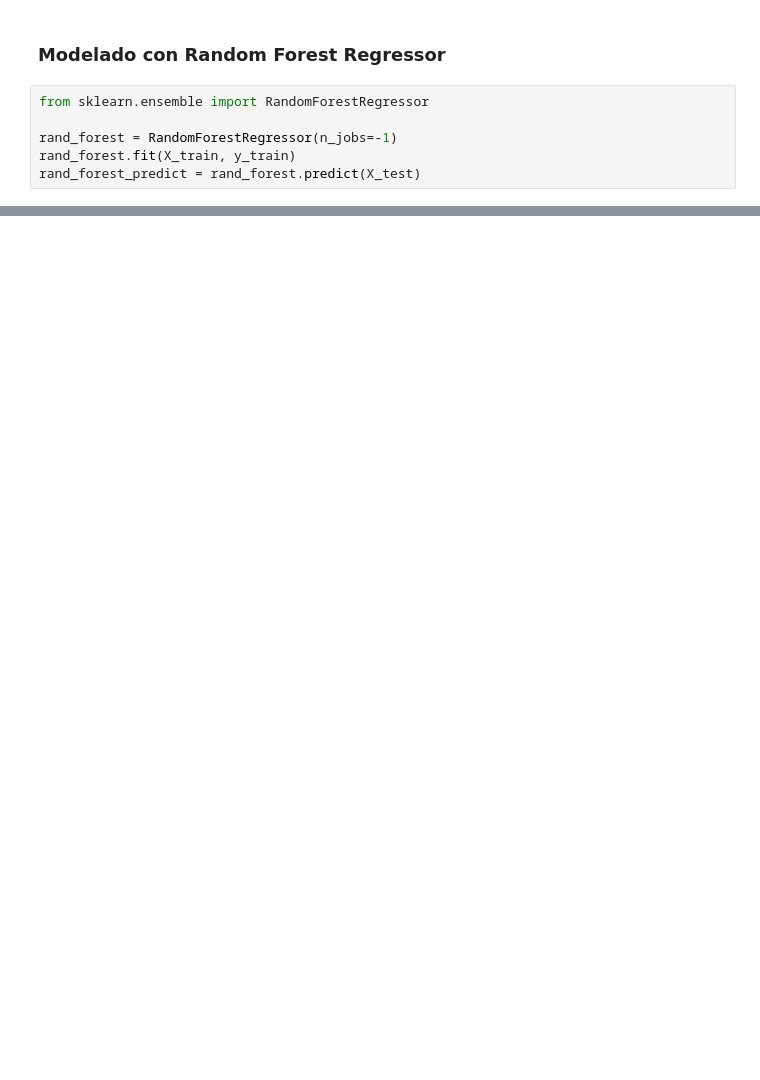
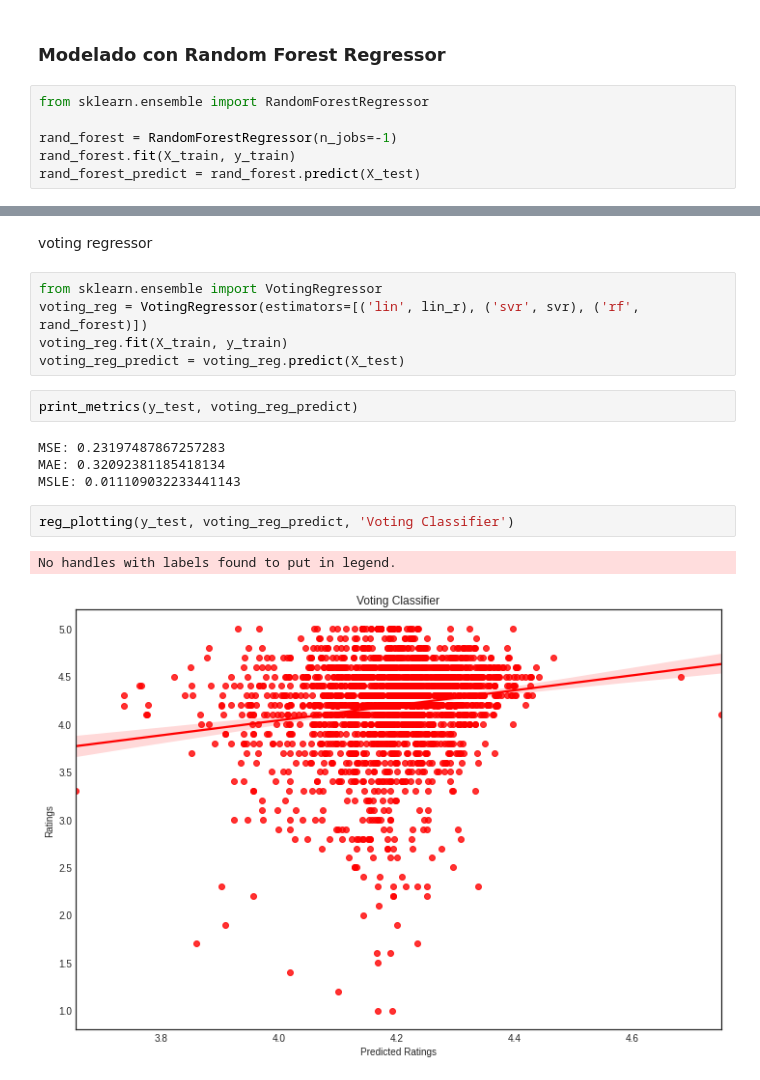
Before and after one commit to joseemaro/bdm_EvaluatingGoogleApps, a Jupyter notebook: tpfinal_pre.ipynb, the cells around one changed output, grey strips where cells are left out. Drawn from its saved outputs; the diff is of its cells as text; blank space fills up the shorter version.

```diff
--- a/tpfinal_pre.ipynb
+++ b/tpfinal_pre.ipynb
@@ -294,0 +361,18 @@ reg_plotting(y_test, rand_forest_predict, 'Random Forest Regressor')
+# %% [markdown]
+voting regressor
+# %%
+from sklearn.ensemble import VotingRegressor
+voting_reg = VotingRegressor(estimators=[('lin', lin_r), ('svr', svr), ('rf', rand_forest)])
+voting_reg.fit(X_train, y_train)
+voting_reg_predict = voting_reg.predict(X_test)
+# %%
+print_metrics(y_test, voting_reg_predict)
+# %% [output]
+MSE: 0.23197487867257283
+MAE: 0.32092381185418134
+MSLE: 0.011109032233441143
+# %%
+reg_plotting(y_test, voting_reg_predict, 'Voting Classifier')
+# %% [output]
+No handles with labels found to put in legend.
+[figure, added]
```
Also changed, not shown: parts of 15 cells of this notebook.
